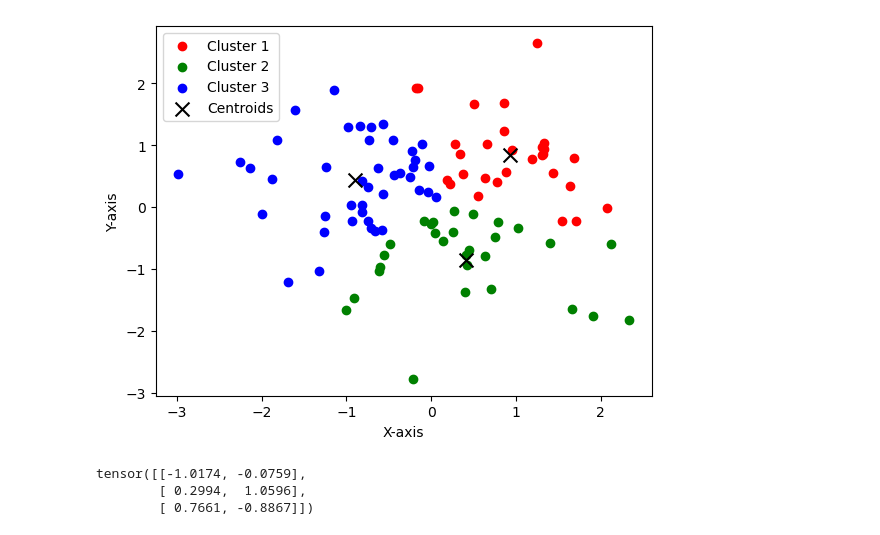
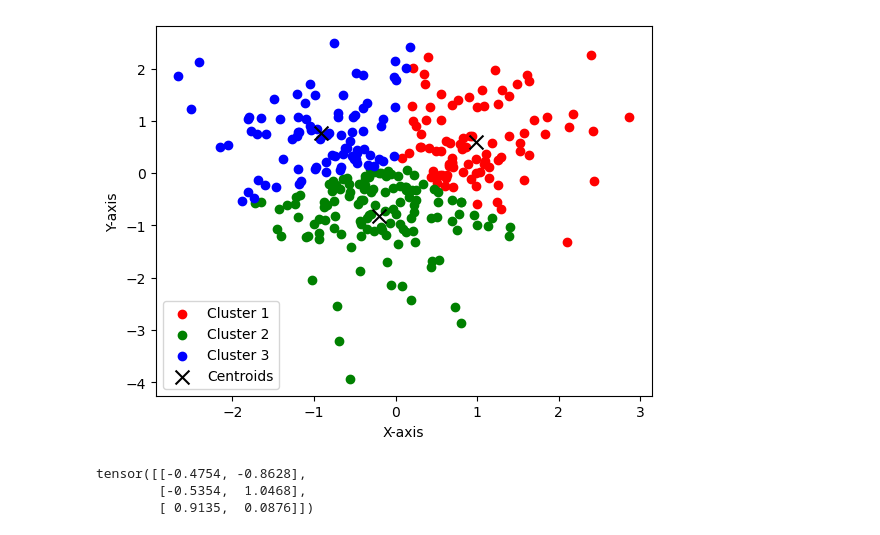
Before and after one commit to Kminseokk/sf3_10_python, a Jupyter notebook: day231213/k_mean.ipynb, the cells around one changed output. Saved outputs shown, nothing was run; the diff lists cells and outputs as text; code cells hidden in the pictures.

```diff
--- a/day231213/k_mean.ipynb
+++ b/day231213/k_mean.ipynb
@@ -4,7 +4,7 @@ import random
 import matplotlib.pyplot as plt
 
 # Generate some random data points
-data = torch.randn(100, 2)
+data = torch.randn(300, 2)
 
 # Number of clusters (K)
 K = 3
@@ -13,39 +13,39 @@ K = 3
 centroids = data[random.sample(range(len(data)), K)]
 
 # Number of iterations
-num_iterations = 1000
+num_iterations = 100
 
 # K-Means algorithm
 for _ in range(num_iterations):
     # Calculate distances between data points and centroids
     distances = torch.cdist(data, centroids)
 
     # Assign each data point to the nearest centroid
     cluster_assignment = torch.argmin(distances, dim=1)
     # print(cluster_assignment)
 
     # Update centroids by taking the mean of assigned data points
     for k in range(K):
         cluster_points = data[cluster_assignment == k]
         if len(cluster_points) > 0:
             centroids[k] = torch.mean(cluster_points, dim=0)
 
 # Visualize the results
 colors = ['r', 'g', 'b']
 for k in range(K):
     cluster_points = data[cluster_assignment == k]
     plt.scatter(cluster_points[:, 0], cluster_points[:, 1], c=colors[k], label=f'Cluster {k+1}')
 
 plt.scatter(centroids[:, 0], centroids[:, 1], c='k', marker='x', s=100, label='Centroids')
 plt.xlabel('X-axis')
 plt.ylabel('Y-axis')
 plt.legend()
 plt.show()
 # %% [output]
-[figure, old version]
+[figure, new version]
 # %%
 print(centroids)
 # %% [output]
-tensor([[-1.0174, -0.0759],
-        [ 0.2994,  1.0596],
-        [ 0.7661, -0.8867]])
+tensor([[-0.4754, -0.8628],
+        [-0.5354,  1.0468],
+        [ 0.9135,  0.0876]])
```
Also changed, not shown: 16 other files.
